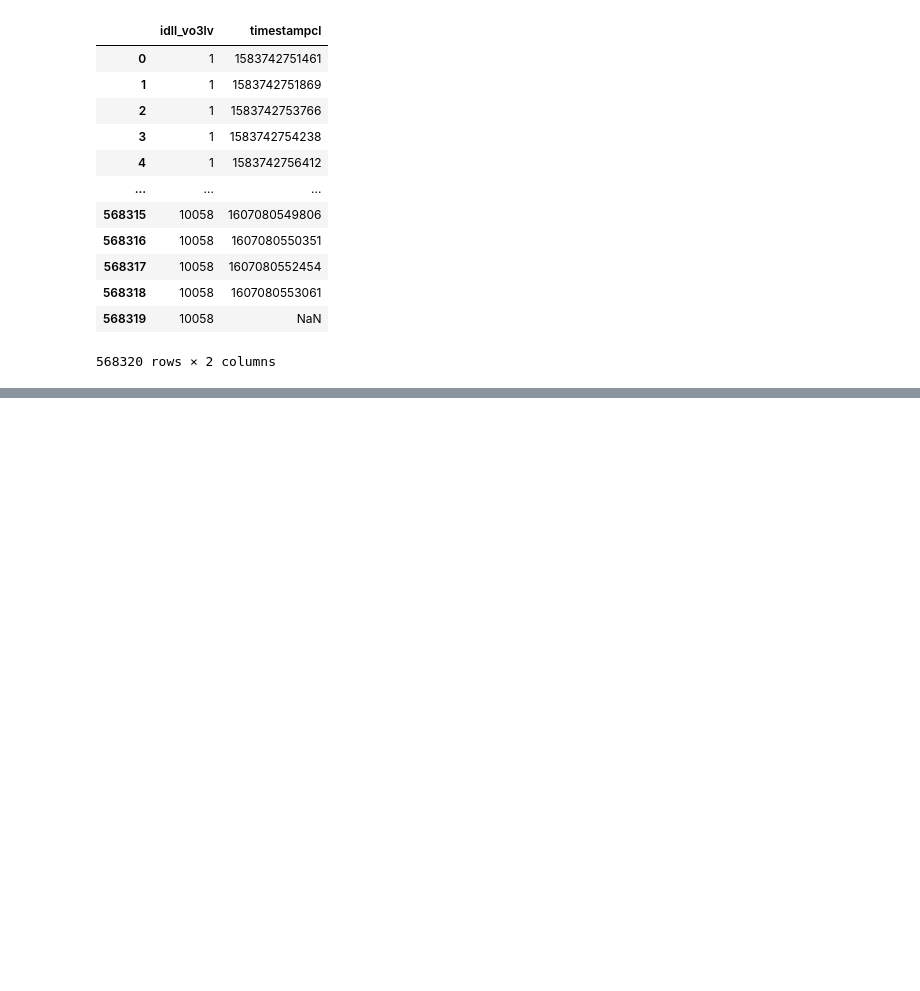
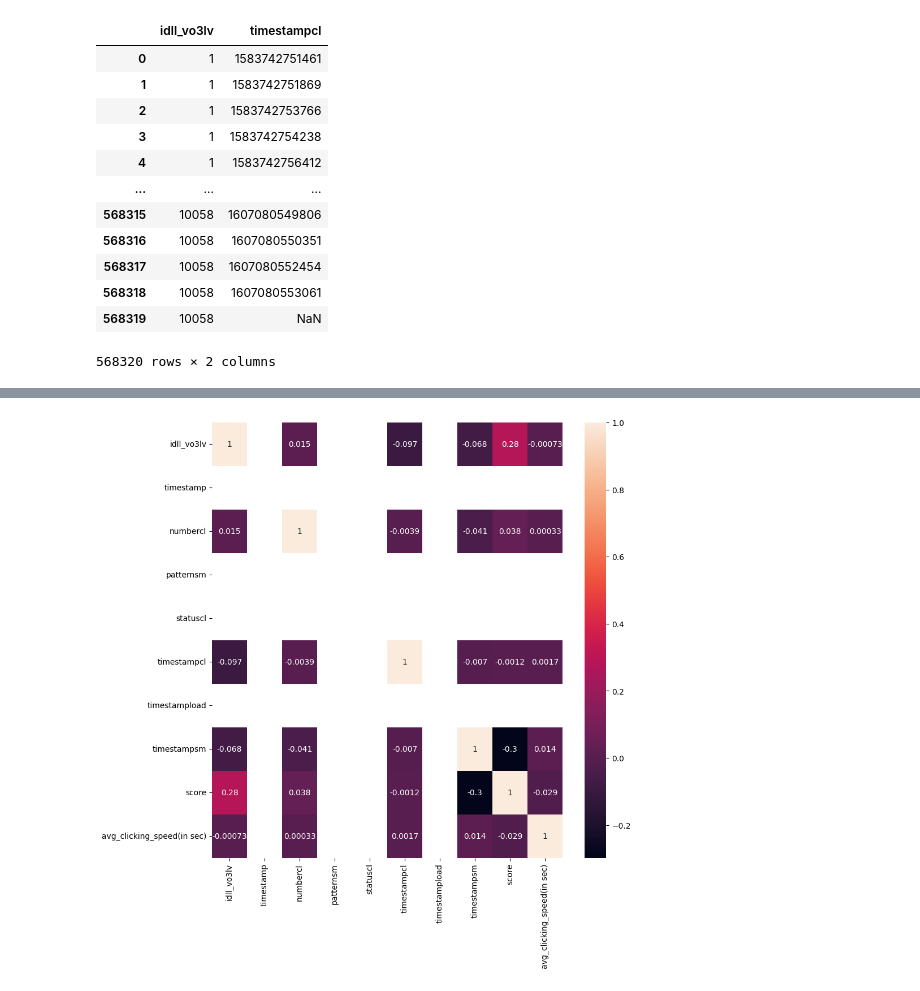
Before and after one commit to MarjoleinvdE/1-4-5, a Jupyter notebook: data/timestrat.ipynb, the cells around one changed output, grey strips where cells are left out. Saved outputs shown, nothing was run; the diff lists cells and outputs as text; code cells hidden in the pictures; blank space fills up the shorter version.

```diff
--- a/data/timestrat.ipynb
+++ b/data/timestrat.ipynb
@@ -73,3 +75,11 @@ selected_columns
 | 568318 | 10058 | 1607080553061 |
 | 568319 | 10058 | NaN |
 568320 rows × 2 columns
+# %%
+# Convert 'timestampcl' to numeric (considering NaN as missing values)
+selected_columns['timestampcl'] = pd.to_numeric(selected_columns['timestampcl'], errors='coerce')
+
+# Convert milliseconds to seconds
+selected_columns['timestampcl'] = pd.to_datetime(selected_columns['timestampcl'], unit='ms', errors='coerce')
+
+selected_columns
@@ -75,0 +100,8 @@ selected_columns
+# %%
+# Convert 'timestampcl' to datetime
+selected_columns['timestampcl'] = pd.to_datetime(selected_columns['timestampcl'], errors='coerce')
+
+# Group by 'idll_vo3lv' and calculate time differences in seconds
+selected_columns['time_diff_seconds'] = selected_columns.groupby('idll_vo3lv')['timestampcl'].diff().dt.total_seconds()
+
+selected_columns
@@ -75,0 +122,6 @@ selected_columns
+# %%
+# Calculate the average clicking speed for each 'idll_vo3lv'
+avg_clicking_speed = selected_columns.groupby('idll_vo3lv')['time_diff_seconds'].mean().reset_index()
+avg_clicking_speed.rename(columns={'time_diff_seconds': 'avg_clicking_speed(in sec)'}, inplace=True)
+# Display the average clicking speed for each 'idll_vo3lv'
+avg_clicking_speed
@@ -75,0 +142,3 @@ selected_columns
+# %%
+df1 = df1.merge(avg_clicking_speed, on='idll_vo3lv')
+df1
@@ -75,0 +159,12 @@ selected_columns
+# %%
+# Convert the DataFrame to numeric
+df1 = df1.apply(pd.to_numeric, errors='coerce')
+
+# Get correlation
+correlation = df1.corr()
+
+plt.figure(figsize=(10, 10)) # Set figure size
+sns.heatmap(correlation, annot=True) # Plot heatmap with correlation values
+plt.show()
+# %% [output]
+[figure, added]
```
Also changed, not shown: parts of 7 cells of this notebook, 2 other files.
